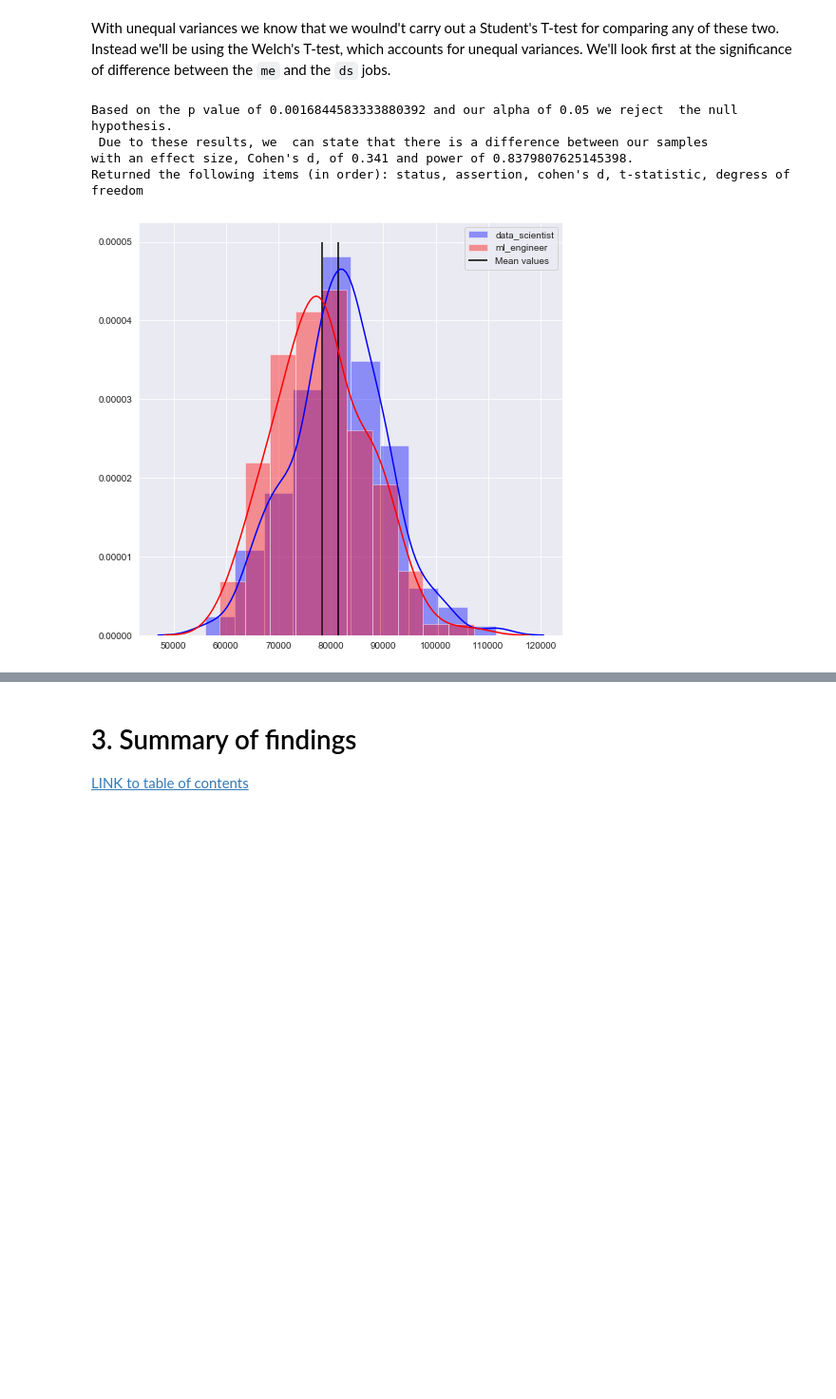
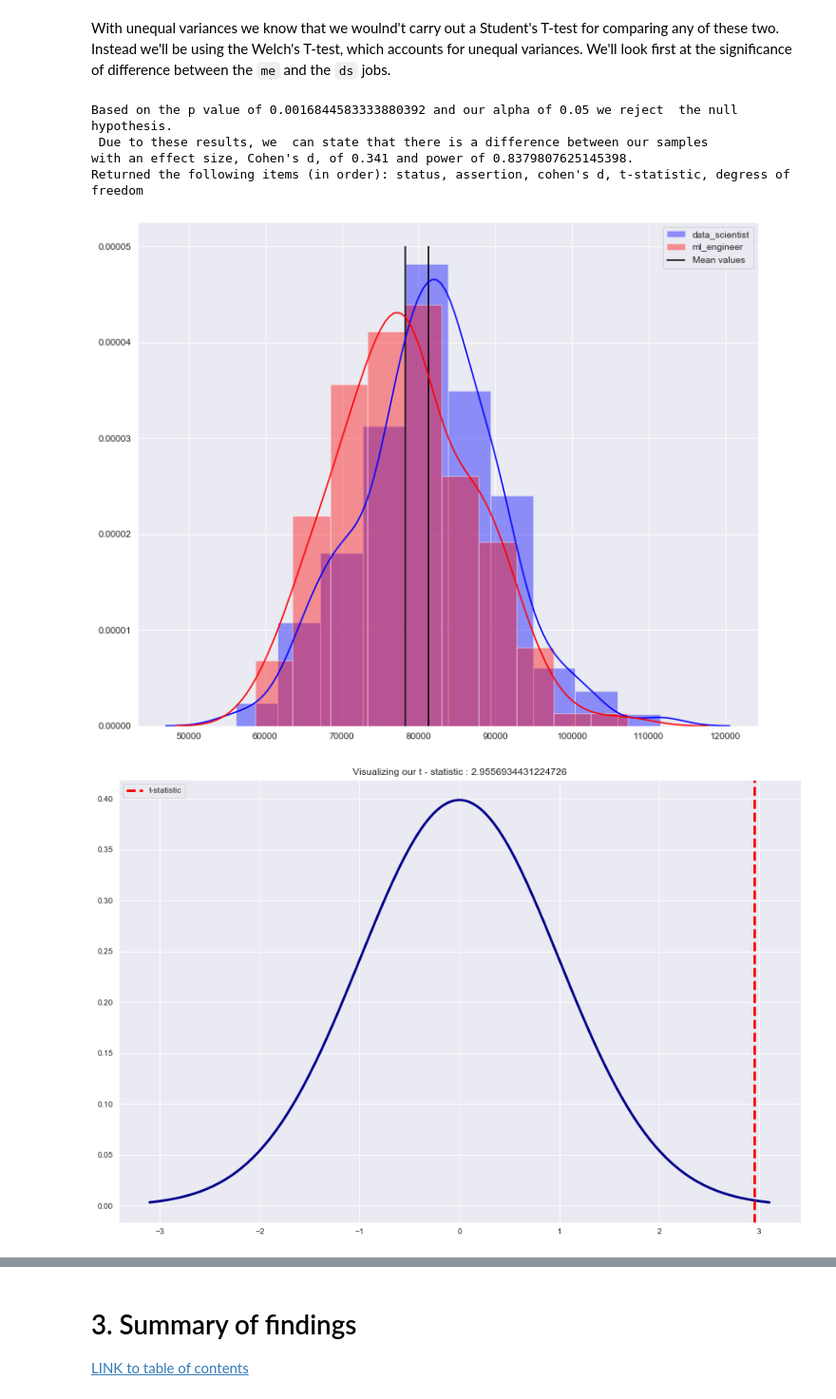
Before and after one commit to Ioana-P/MLEng_vs_DScientist_analysis, a Jupyter notebook: 3b_Statistical_tests.ipynb, the cells around one changed output, grey strips where cells are left out. Shown: that part at 95% size. Saved outputs shown, nothing was run; the diff lists cells and outputs as text; code cells hidden in the pictures; blank space fills up the shorter version.

```diff
--- a/3b_Statistical_tests.ipynb
+++ b/3b_Statistical_tests.ipynb
@@ -338,10 +338,13 @@ ME std:  79367660.69390267
 With unequal variances we know that we woulnd't carry out a Student's T-test for comparing any of these two. Instead we'll be using the Welch's T-test, which accounts for unequal variances. We'll look first at the significance of difference between the `me` and the `ds` jobs.
 # %%
 status, assertion, coh_d, t_statistic, dof = st.hypothesis_test(ds_dist_sample_means, me_dist_sample_means, 'salary',
-                  'data_scientist', 'ml_engineer', 'blue', 'red', alpha=0.05);
+                  'data_scientist', 'ml_engineer', 'blue', 'red', alpha=0.05, figsize=(12,10));
+
+st.visualize_one_side_t(t_statistic, dof)
 # %% [output]
 Based on the p value of 0.0016844583333880392 and our alpha of 0.05 we reject  the null hypothesis.
  Due to these results, we  can state that there is a difference between our samples
 with an effect size, Cohen's d, of 0.341 and power of 0.8379807625145398.
 Returned the following items (in order): status, assertion, cohen's d, t-statistic, degress of freedom
-[figure, old version]
+[figure, new version]
+[figure, added]
```
Also changed, not shown: parts of 3 cells of this notebook, 6 other files.
